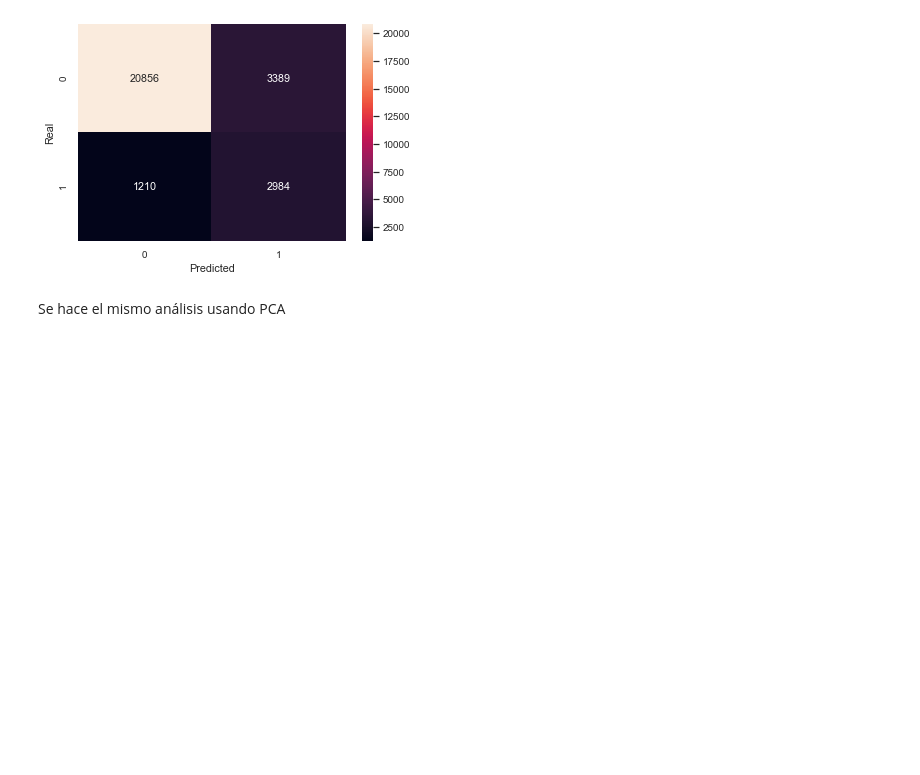
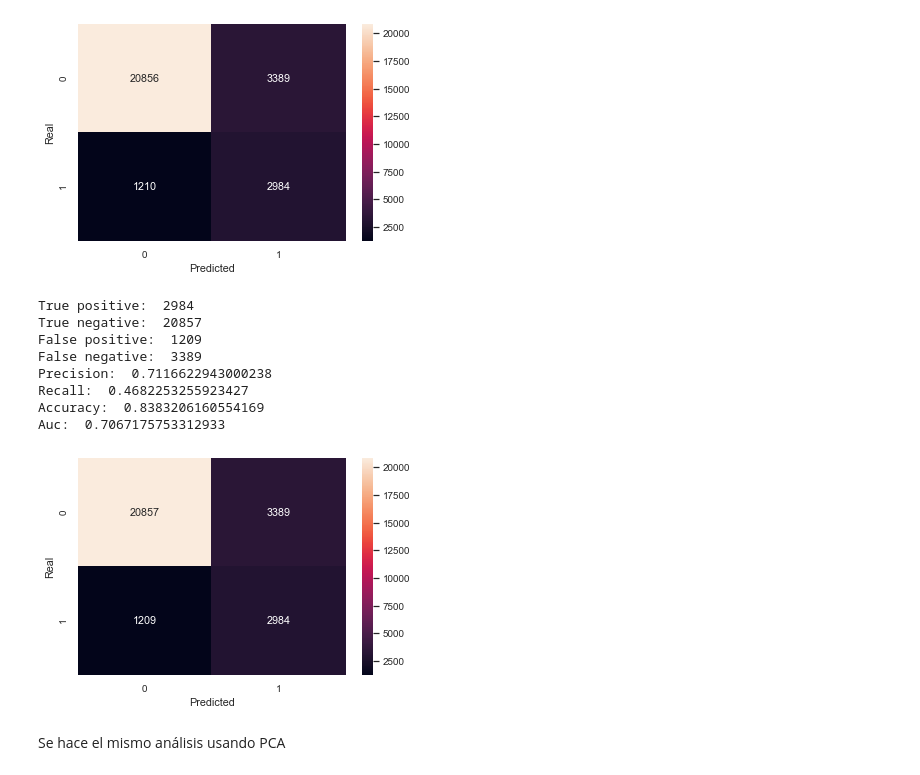
Before and after one commit to GonzaloRomeroR/CEIA, a Jupyter notebook: intro_ia/TP/TP.ipynb, the cells around one changed output. Cells and saved outputs as stored; diff of their text form; code cells hidden in the pictures; blank space fills up the shorter version.

```diff
--- a/intro_ia/TP/TP.ipynb
+++ b/intro_ia/TP/TP.ipynb
@@ -870,6 +865,24 @@ Recall:  0.4682253255923427
 Accuracy:  0.8382854530750027
 Auc:  0.7066949160364505
 [figure]
+# %%
+from sklearn.linear_model import LogisticRegression
+
+# Se utiliza en este caso el método de regularización L1 (Lasso Regression)
+logistic_regression = LogisticRegression(random_state=0, penalty="l1", solver="saga").fit(X_train, Y_train.to_numpy().ravel())
+Y_predict = logistic_regression.predict(X_test)
+
+evaluate_model(Y_test.to_numpy(), Y_predict)
+# %% [output]
+True positive:  2984
+True negative:  20857
+False positive:  1209
+False negative:  3389
+Precision:  0.7116622943000238
+Recall:  0.4682253255923427
+Accuracy:  0.8383206160554169
+Auc:  0.7067175753312933
+[figure, added]
 # %% [markdown]
 Se hace el mismo análisis usando PCA
 # %%
```
Also changed, not shown: parts of 4 cells of this notebook.
